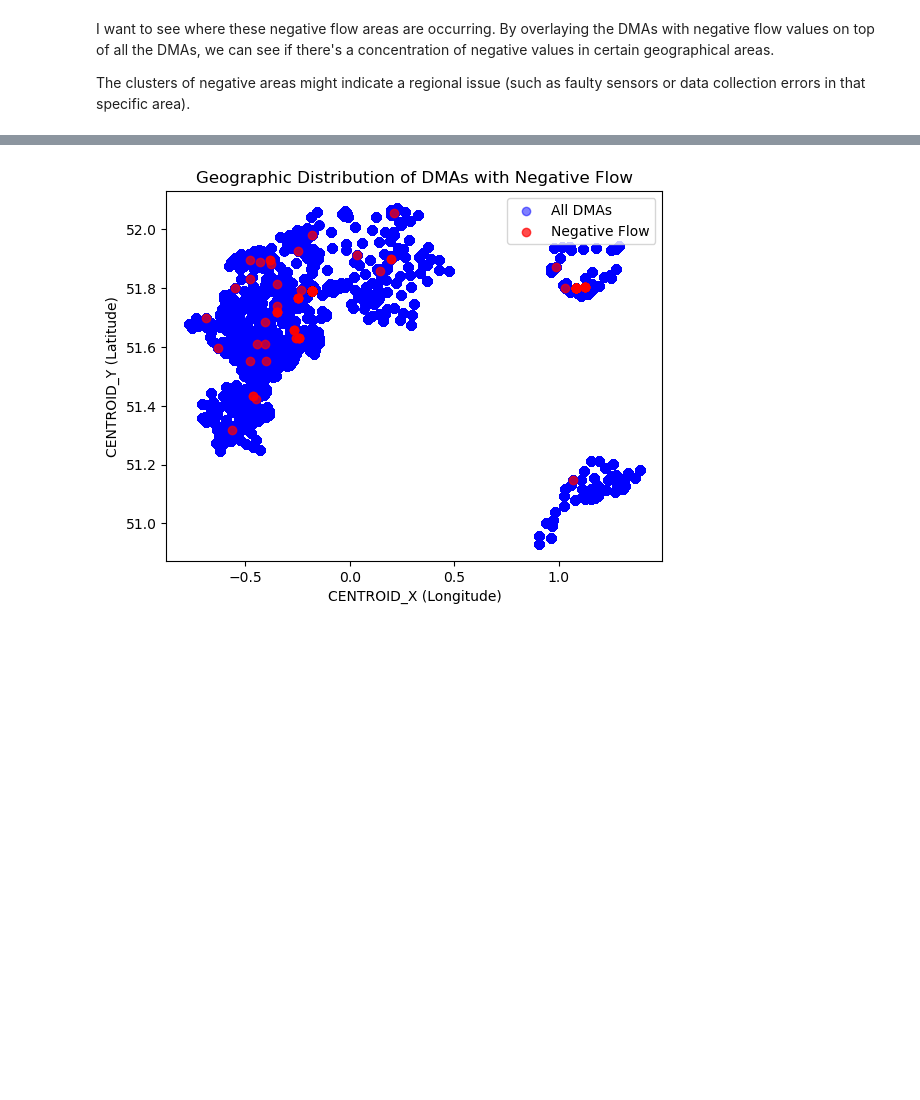
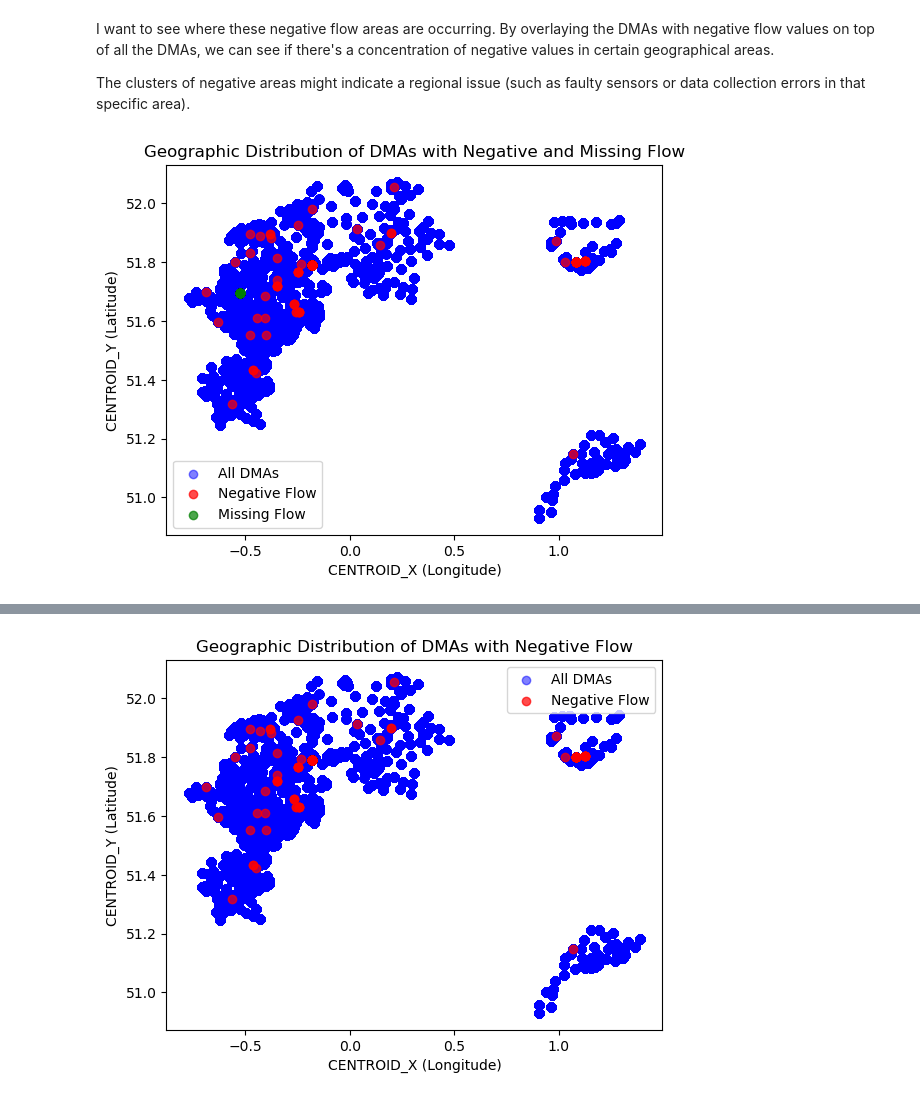
Before and after one commit to sofieseilnacht/water_usage_analysis, a Jupyter notebook: water_usage_analysis.ipynb, the cells around one changed output, grey strips where cells are left out. Saved outputs shown, nothing was run; the diff lists cells and outputs as text; code cells hidden in the pictures; blank space fills up the shorter version.

```diff
--- a/water_usage_analysis.ipynb
+++ b/water_usage_analysis.ipynb
@@ -94,7 +141,34 @@ We see that there are a significant amount of cases in which the flow of the wat
 # %%
 # I want to make a df in which we only include the rows of data in which the ACTUAL_MIN_NIGHT_FLOW values are in the negative.
 negative_flow_df = df[df['ACTUAL_MIN_NIGHT_FLOW'] < 0]
+
+# I want to do the same with the missing data as well to see if we can find any patterns there! So, filter for DMAs with missing ACTUAL_MIN_NIGHT_FLOW
+missing_flow_df = df[df['ACTUAL_MIN_NIGHT_FLOW'].isnull()]
 # %% [markdown]
 I want to see where these negative flow areas are occurring. By overlaying the DMAs with negative flow values on top of all the DMAs, we can see if there's a concentration of negative values in certain geographical areas.
 
 The clusters of negative areas might indicate a regional issue (such as faulty sensors or data collection errors in that specific area).
+# %%
+# Coordinates for all DMAs
+x_coords = df['CENTROID_X']
+y_coords = df['CENTROID_Y']
+
+# Plot all DMAs
+plt.scatter(x_coords, y_coords, color='blue', alpha=0.5, label='All DMAs')
+
+# Overlay locations with negative ACTUAL_MIN_NIGHT_FLOW (red)
+plt.scatter(negative_flow_df['CENTROID_X'], negative_flow_df['CENTROID_Y'], color='red', label='Negative Flow', alpha=0.7)
+
+# Overlay locations with missing ACTUAL_MIN_NIGHT_FLOW (green)
+plt.scatter(missing_flow_df['CENTROID_X'], missing_flow_df['CENTROID_Y'], color='green', label='Missing Flow', alpha=0.7)
+
+# Add labels, title, and legend
+plt.title('Geographic Distribution of DMAs with Negative and Missing Flow')
+plt.xlabel('CENTROID_X (Longitude)')
+plt.ylabel('CENTROID_Y (Latitude)')
+plt.legend()
+
+# Display the plot
+plt.show()
+# %% [output]
+[figure, added]
```
Also changed, not shown: parts of 12 cells of this notebook.
